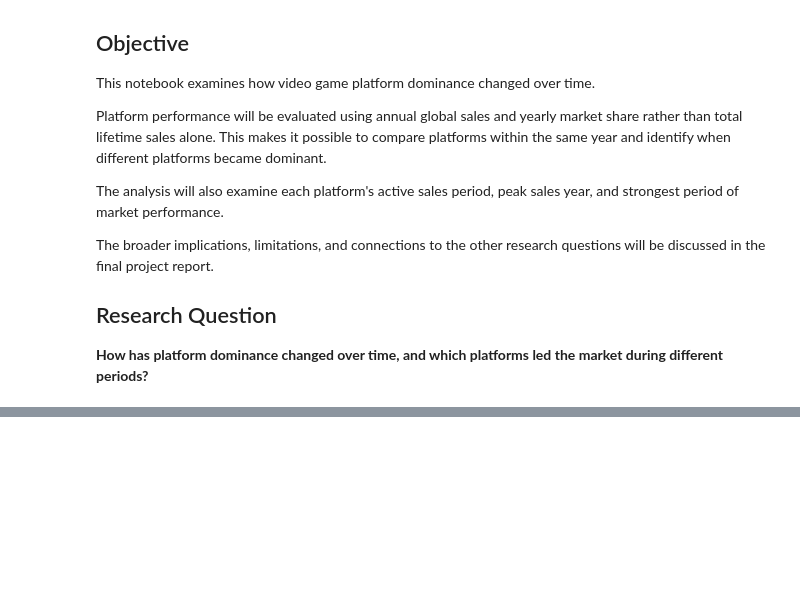
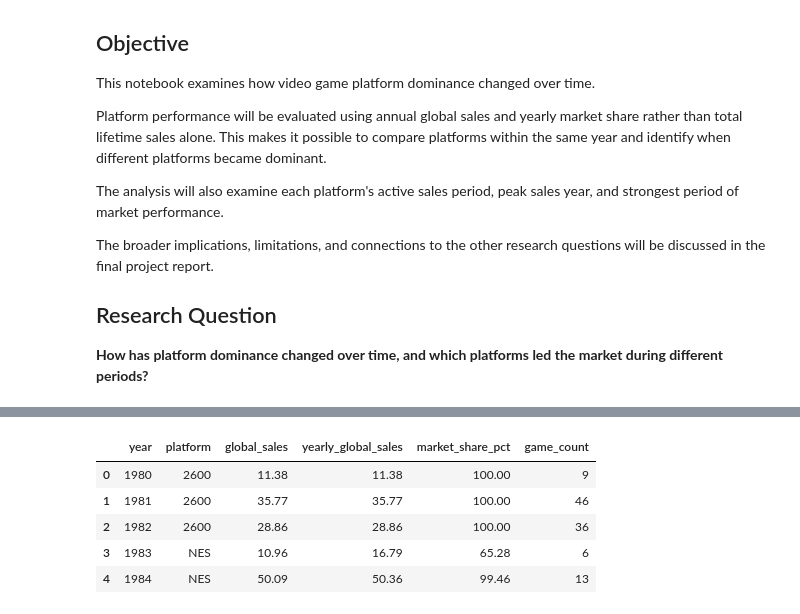
Before and after one commit to tylernsocial/data-analysis-on-the-videogame-industry, a Jupyter notebook: notebooks/research_questions_and_modeling/05_platform_dominance_over_time.ipynb, the cells around one changed output, grey strips where cells are left out. Saved outputs shown, nothing was run; the diff lists cells and outputs as text; code cells hidden in the pictures; blank space fills up the shorter version.

```diff
--- a/notebooks/research_questions_and_modeling/05_platform_dominance_over_time.ipynb
+++ b/notebooks/research_questions_and_modeling/05_platform_dominance_over_time.ipynb
@@ -51,0 +136,28 @@ Dataset shape: (16287, 19)
+# %%
+yearly_platform_leaders = (
+    platform_market_share.loc[
+        platform_market_share.groupby("year")["market_share"].idxmax()
+    ]
+    .sort_values("year")
+    .reset_index(drop=True)
+)
+
+yearly_platform_leaders = yearly_platform_leaders[
+    [
+        "year",
+        "platform",
+        "global_sales",
+        "yearly_global_sales",
+        "market_share_pct",
+        "game_count"
+    ]
+]
+
+yearly_platform_leaders.head()
+# %% [output]
+|  | year | platform | global_sales | yearly_global_sales | market_share_pct | game_count |
+| 0 | 1980 | 2600 | 11.38 | 11.38 | 100.00 | 9 |
+| 1 | 1981 | 2600 | 35.77 | 35.77 | 100.00 | 46 |
+| 2 | 1982 | 2600 | 28.86 | 28.86 | 100.00 | 36 |
+| 3 | 1983 | NES | 10.96 | 16.79 | 65.28 | 6 |
+| 4 | 1984 | NES | 50.09 | 50.36 | 99.46 | 13 |
```
Also changed, not shown: parts of 7 cells of this notebook.
